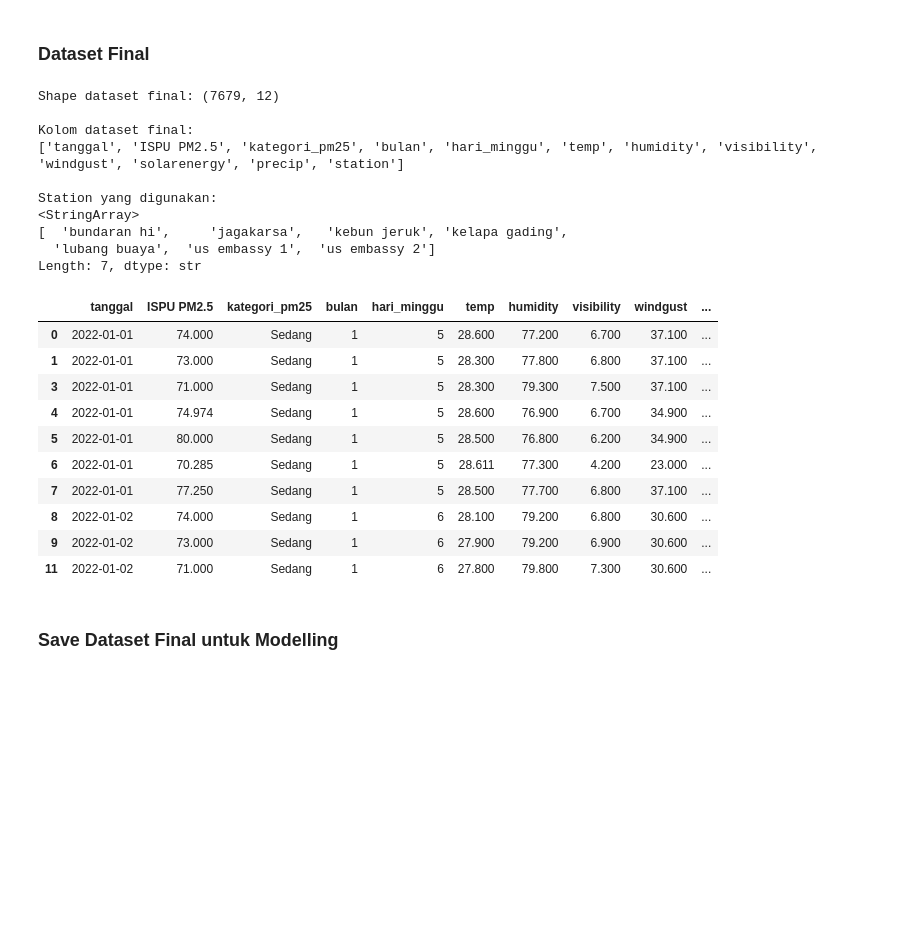
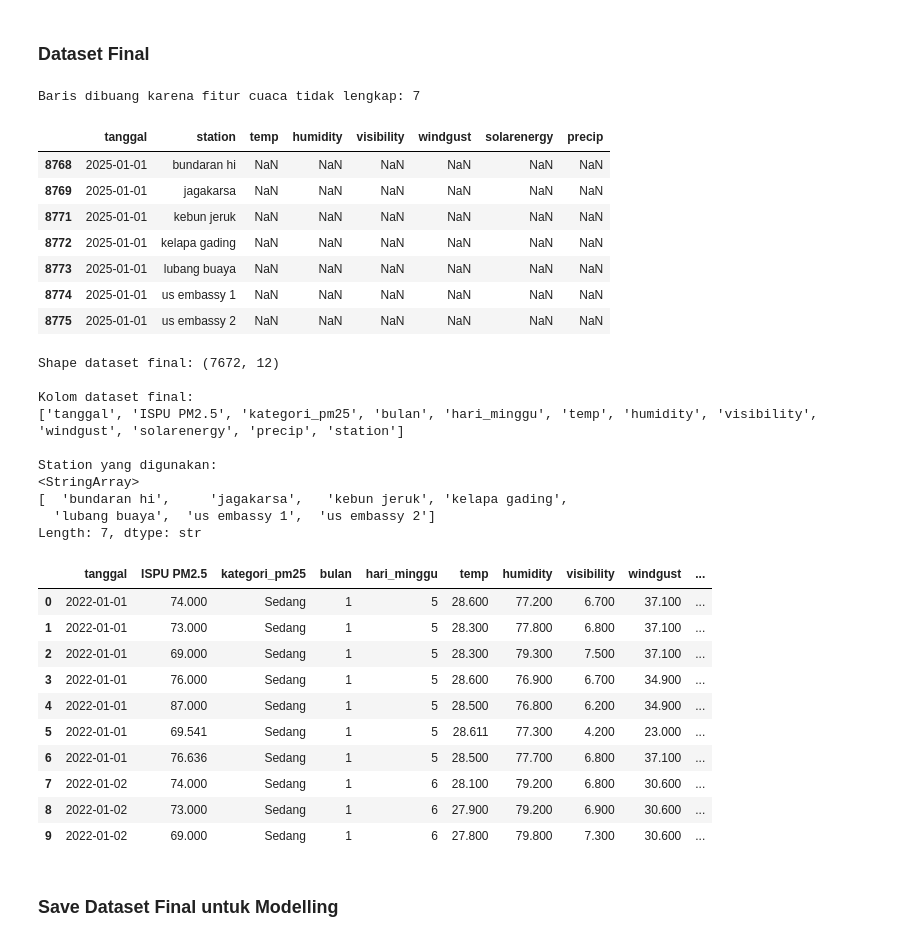
Before and after one commit to aauliaaz/project-daming, a Jupyter notebook: notebooks/01_EDA_Preprocess.ipynb, the cells around one changed output. Cells and saved outputs as stored; diff of their text form; code cells hidden in the pictures; blank space fills up the shorter version.

Commit message:
feat: update EDA preprocessing and modelling dataset

```diff
--- a/notebooks/01_EDA_Preprocess.ipynb
+++ b/notebooks/01_EDA_Preprocess.ipynb
@@ -582,16 +582,24 @@ else:
     print('Tidak ada kolom dengan missing > 50%')
     POLLUTANTS_AKTIF = POLLUTANTS.copy()
 
-# Sort berdasarkan datetime (untuk forward fill)
-if 'datetime' in df_bersih.columns:
+# Sort per stasiun dan datetime agar imputasi tidak menyeberang antar stasiun
+if KOLOM_LOKASI in df_bersih.columns and 'datetime' in df_bersih.columns:
+    df_bersih = df_bersih.sort_values([KOLOM_LOKASI, 'datetime']).reset_index(drop=True)
+elif 'datetime' in df_bersih.columns:
     df_bersih = df_bersih.sort_values('datetime').reset_index(drop=True)
 
 # Forward fill → untuk gap kecil pada data time series
 # mengisi dengan nilai terdekat sebelumnya
-df_bersih[POLLUTANTS_AKTIF] = df_bersih[POLLUTANTS_AKTIF].ffill(limit=3)
+if KOLOM_LOKASI in df_bersih.columns:
+    df_bersih[POLLUTANTS_AKTIF] = df_bersih.groupby(KOLOM_LOKASI)[POLLUTANTS_AKTIF].ffill(limit=3)
+else:
+    df_bersih[POLLUTANTS_AKTIF] = df_bersih[POLLUTANTS_AKTIF].ffill(limit=3)
 
 # Backward fill → untuk data yang masih missing di awal
-df_bersih[POLLUTANTS_AKTIF] = df_bersih[POLLUTANTS_AKTIF].bfill(limit=3)
+if KOLOM_LOKASI in df_bersih.columns:
+    df_bersih[POLLUTANTS_AKTIF] = df_bersih.groupby(KOLOM_LOKASI)[POLLUTANTS_AKTIF].bfill(limit=3)
+else:
+    df_bersih[POLLUTANTS_AKTIF] = df_bersih[POLLUTANTS_AKTIF].bfill(limit=3)
 
 # Untuk missing yang tersisa, pake median per lokasi
 if KOLOM_LOKASI in df_bersih.columns:
@@ -1365,53 +1373,72 @@ kolom_final = [
 
     # fitur waktu
     'bulan',
     'hari_minggu',
 
     # fitur cuaca
     'temp',
     'humidity',
     'visibility',
     'windgust',
     'solarenergy',
     'precip',
 
     # fitur lokasi
     'station'
 ]
 
 df_final = df_final[kolom_final]
 
+# Buang baris tanpa cuaca lengkap. Polusi memiliki 2025-01-01, tetapi cuaca hanya sampai 2024-12-31.
+FITUR_CUACA_MODEL = ['temp', 'humidity', 'visibility', 'windgust', 'solarenergy', 'precip']
+missing_weather_mask = df_final[FITUR_CUACA_MODEL].isna().any(axis=1)
+if missing_weather_mask.any():
+    print(f'\nBaris dibuang karena fitur cuaca tidak lengkap: {missing_weather_mask.sum()}')
+    display(df_final.loc[missing_weather_mask, ['tanggal', 'station'] + FITUR_CUACA_MODEL])
+    df_final = df_final.loc[~missing_weather_mask].reset_index(drop=True)
+
+assert not df_final.isna().any().any(), 'Dataset final masih memiliki missing value.'
+
 # CEK HASIL
 print('Shape dataset final:', df_final.shape)
 
 print('\nKolom dataset final:')
 print(df_final.columns.tolist())
 
 print('\nStation yang digunakan:')
 print(df_final['station'].unique())
 
 display(df_final.head(10))
 # %% [output]
-Shape dataset final: (7679, 12)
-
-Kolom dataset final:
-['tanggal', 'ISPU PM2.5', 'kategori_pm25', 'bulan', 'hari_minggu', 'temp', 'humidity', 'visibility', 'windgust', 'solarenergy', 'precip', 'station']
-
-Station yang digunakan:
-<StringArray>
-[  'bundaran hi',     'jagakarsa',   'kebun jeruk', 'kelapa gading',
-  'lubang buaya',  'us embassy 1',  'us embassy 2']
-Length: 7, dtype: str
+Baris dibuang karena fitur cuaca tidak lengkap: 7
-|  | tanggal | ISPU PM2.5 | kategori_pm25 | bulan | hari_minggu | temp | humidity | visibility | windgust | ... |
-| 0 | 2022-01-01 | 74.000 | Sedang | 1 | 5 | 28.600 | 77.200 | 6.700 | 37.100 | ... |
-| 1 | 2022-01-01 | 73.000 | Sedang | 1 | 5 | 28.300 | 77.800 | 6.800 | 37.100 | ... |
-| 3 | 2022-01-01 | 71.000 | Sedang | 1 | 5 | 28.300 | 79.300 | 7.500 | 37.100 | ... |
-| 4 | 2022-01-01 | 74.974 | Sedang | 1 | 5 | 28.600 | 76.900 | 6.700 | 34.900 | ... |
-| 5 | 2022-01-01 | 80.000 | Sedang | 1 | 5 | 28.500 | 76.800 | 6.200 | 34.900 | ... |
-| 6 | 2022-01-01 | 70.285 | Sedang | 1 | 5 | 28.611 | 77.300 | 4.200 | 23.000 | ... |
-| 7 | 2022-01-01 | 77.250 | Sedang | 1 | 5 | 28.500 | 77.700 | 6.800 | 37.100 | ... |
-| 8 | 2022-01-02 | 74.000 | Sedang | 1 | 6 | 28.100 | 79.200 | 6.800 | 30.600 | ... |
-| 9 | 2022-01-02 | 73.000 | Sedang | 1 | 6 | 27.900 | 79.200 | 6.900 | 30.600 | ... |
-| 11 | 2022-01-02 | 71.000 | Sedang | 1 | 6 | 27.800 | 79.800 | 7.300 | 30.600 | ... |
+|  | tanggal | station | temp | humidity | visibility | windgust | solarenergy | precip |
+| 8768 | 2025-01-01 | bundaran hi | NaN | NaN | NaN | NaN | NaN | NaN |
+| 8769 | 2025-01-01 | jagakarsa | NaN | NaN | NaN | NaN | NaN | NaN |
+| 8771 | 2025-01-01 | kebun jeruk | NaN | NaN | NaN | NaN | NaN | NaN |
+| 8772 | 2025-01-01 | kelapa gading | NaN | NaN | NaN | NaN | NaN | NaN |
+| 8773 | 2025-01-01 | lubang buaya | NaN | NaN | NaN | NaN | NaN | NaN |
+| 8774 | 2025-01-01 | us embassy 1 | NaN | NaN | NaN | NaN | NaN | NaN |
+| 8775 | 2025-01-01 | us embassy 2 | NaN | NaN | NaN | NaN | NaN | NaN |
+Shape dataset final: (7672, 12)
+
+Kolom dataset final:
+['tanggal', 'ISPU PM2.5', 'kategori_pm25', 'bulan', 'hari_minggu', 'temp', 'humidity', 'visibility', 'windgust', 'solarenergy', 'precip', 'station']
+
+Station yang digunakan:
+<StringArray>
+[  'bundaran hi',     'jagakarsa',   'kebun jeruk', 'kelapa gading',
+  'lubang buaya',  'us embassy 1',  'us embassy 2']
+Length: 7, dtype: str
+|  | tanggal | ISPU PM2.5 | kategori_pm25 | bulan | hari_minggu | temp | humidity | visibility | windgust | ... |
+| 0 | 2022-01-01 | 74.000 | Sedang | 1 | 5 | 28.600 | 77.200 | 6.700 | 37.100 | ... |
+| 1 | 2022-01-01 | 73.000 | Sedang | 1 | 5 | 28.300 | 77.800 | 6.800 | 37.100 | ... |
+| 2 | 2022-01-01 | 69.000 | Sedang | 1 | 5 | 28.300 | 79.300 | 7.500 | 37.100 | ... |
+| 3 | 2022-01-01 | 76.000 | Sedang | 1 | 5 | 28.600 | 76.900 | 6.700 | 34.900 | ... |
+| 4 | 2022-01-01 | 87.000 | Sedang | 1 | 5 | 28.500 | 76.800 | 6.200 | 34.900 | ... |
+| 5 | 2022-01-01 | 69.541 | Sedang | 1 | 5 | 28.611 | 77.300 | 4.200 | 23.000 | ... |
+| 6 | 2022-01-01 | 76.636 | Sedang | 1 | 5 | 28.500 | 77.700 | 6.800 | 37.100 | ... |
+| 7 | 2022-01-02 | 74.000 | Sedang | 1 | 6 | 28.100 | 79.200 | 6.800 | 30.600 | ... |
+| 8 | 2022-01-02 | 73.000 | Sedang | 1 | 6 | 27.900 | 79.200 | 6.900 | 30.600 | ... |
+| 9 | 2022-01-02 | 69.000 | Sedang | 1 | 6 | 27.800 | 79.800 | 7.300 | 30.600 | ... |
 # %% [markdown]
 ### Save Dataset Final untuk Modelling
```
Also changed, not shown: parts of 12 cells of this notebook, 2 other files.
